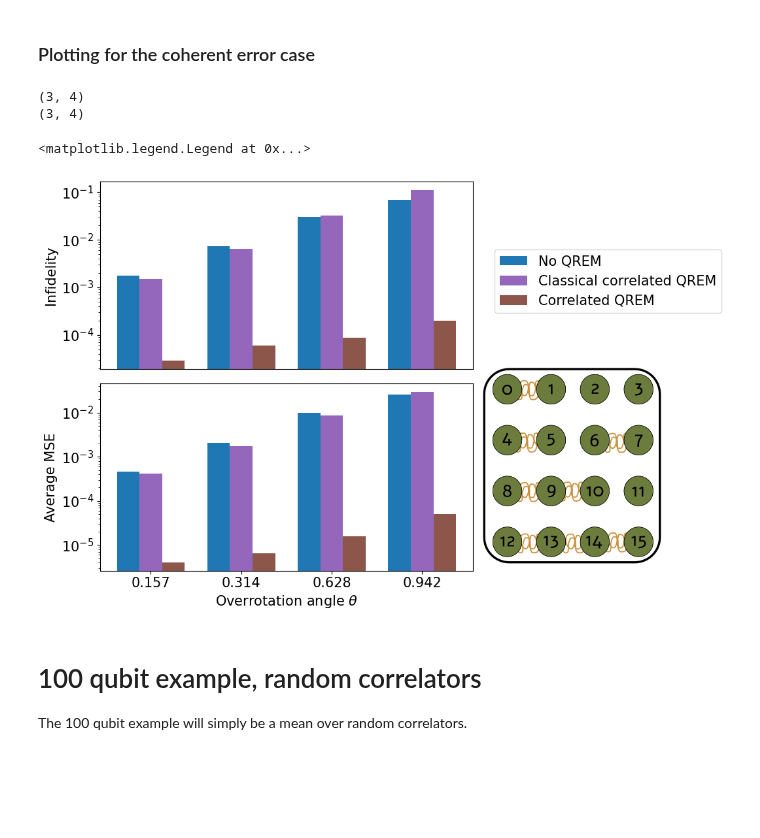
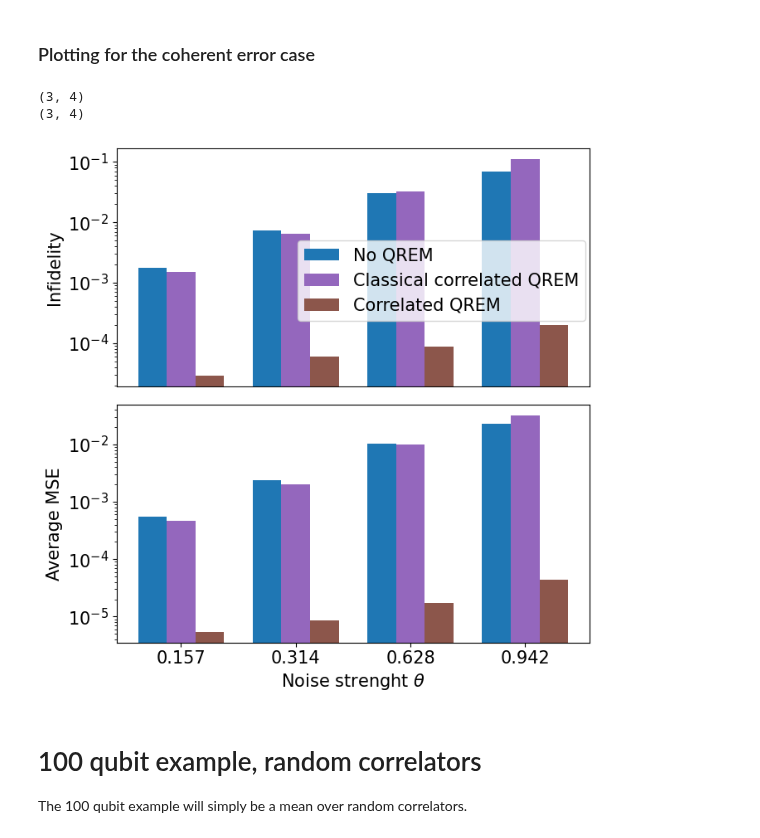
Before and after one commit to AdrianAasen/CREMST, a Jupyter notebook: visualiztion.ipynb, the cells around one changed output. Drawn from its saved outputs; the diff is of its cells as text; code cells hidden in the pictures; blank space fills up the shorter version.

```diff
--- a/visualiztion.ipynb
+++ b/visualiztion.ipynb
@@ -647,12 +654,12 @@ POVM already sorted.
 # %% [markdown]
 ### Plotting for the iSWAP noise case
 # %%
-
+perm_data_path = "QDOT_results/iswap_example/2025-01-08_17-12-18_2c999945-7076-4ab9-b755-c99d76a85d1f/k_mean=0.8"
 with open(f'{perm_data_path}/result_QST.npy', 'rb') as f:
     dict_array = np.load(f, allow_pickle=True)
 standard_dict_array  = dict_array[0]
 perfect_clustering_dict_array = dict_array[1]
-
+k_mean_array = [0.2, 0.4, 0.6, 0.8]
 # We need to treat each k-mean on it's own.
 standard_state_matrix = []
 perfect_clustering_state_matrix = []
@@ -755,10 +762,10 @@ ax[1].set_ylabel(f'Average MSE')
 ax[-1].set_xticks(x + 1*width, k_mean_array)
 
 ax[-1].set_xticks(x + 1*width, k_mean_array)
-ax[-1].set_xlabel('Mean noise strength k')
+ax[-1].set_xlabel(r'$k_{\text{mean}}$')
 
-img = plt.imread("images/cluster_formation_16_iSWAP.png")
-fig.figimage(img, 680, 80, zorder=3, alpha=1)
+#img = plt.imread("images/cluster_formation_16_iSWAP.png")
+#fig.figimage(img, 680, 80, zorder=3, alpha=1)
 
 plt.tick_params(
     axis='x',          # changes apply to the x-axis
@@ -770,7 +777,8 @@ plt.tick_params(
 
 fig.set_size_inches(7, 7)
 fig.tight_layout()
-fig.legend(loc='center left', bbox_to_anchor=(1,0.75))
+fig.legend(loc='center left', bbox_to_anchor=(0.59,0.8))
+fig.savefig(f'images/Results/iSWAP_example.png', dpi = 300)
 # %% [output]
 (3, 4)
 (3, 4)
@@ -1121,6 +1128,8 @@ POVM already sorted.
 # %% [markdown]
 ### Plotting for the coherent error case
 # %%
+perm_data_path = "QDOT_results/coherent_example/2025-01-09_11-24-07_634d8d29-0158-4353-a0f5-cae6c9e83af7/angle=0.9424777960769378"
+rot_angle_array = np.array([5,10,20,30])* np.pi/100
 np.set_printoptions(precision=3)
 with open(f'{perm_data_path}/result_QST.npy', 'rb') as f:
     dict_array = np.load(f, allow_pickle=True)
@@ -1175,39 +1184,39 @@ op_string_array = ot.generate_random_pauli_string(n_op,2)
 
 
 
 true_exp_value = ot.compute_k_mean_expectation_values([[traced_down_rho_true_array]],op_string_array)[0,0]
 stadard_exp_value = ot.compute_k_mean_expectation_values(standard_state_matrix,op_string_array)
 perfect_clustering_exp_value_array = ot.compute_k_mean_expectation_values(perfect_clustering_state_matrix,op_string_array)
 standard_mean_MSE = ot.compute_k_mean_mean_MSE(stadard_exp_value, true_exp_value ).T # Transpose to make method be outer layer
 perfect_clustering_MSE = ot.compute_k_mean_mean_MSE(perfect_clustering_exp_value_array, true_exp_value ).T
 
 print(standard_mean_MSE.shape)
 multiplier = 0
 for i in range(len(label_array)):
     offset = width * multiplier
     rects = ax[1].bar(x + offset, standard_mean_MSE[i], width, color = color_array[i])
     #ax[1].plot(x + offset, perfect_clustering_MSE[i], "kx",)
     multiplier += 1
 
 
 ax[0].tick_params(axis='x', which='both', bottom=False, top=False, labelbottom=False)
 ax[1].set_yscale('log')
 ax[1].set_ylabel(f'Average MSE')
 
 ax[-1].set_xticks(x + 1*width, np.round(rot_angle_array, 3))
-ax[-1].set_xlabel(r'Overrotation angle $\theta$')
+ax[-1].set_xlabel(r'Noise strenght $\theta$')
 
-img = plt.imread("images/cluster_formation_16_coherent.png")
-fig.figimage(img, 680, 80, zorder=3, alpha=1)
+#img = plt.imread("images/cluster_formation_16_coherent.png")
+#fig.figimage(img, 680, 80, zorder=3, alpha=1)
 
 fig.set_size_inches(7, 7)
 fig.tight_layout()
-fig.legend(loc='center left', bbox_to_anchor=(1,0.75))
+fig.legend(loc='center left', bbox_to_anchor=(0.45,0.74))
+fig.savefig(f'images/Results/coherence_example.png', dpi = 300)
 # %% [output]
 (3, 4)
 (3, 4)
-<matplotlib.legend.Legend at 0x...>
-[figure, old version]
+[figure, new version]
 # %% [markdown]
 # 100 qubit example, random correlators
 The 100 qubit example will simply be a mean over random correlators.
```
Also changed, not shown: parts of 2 cells of this notebook, 1 other file.
